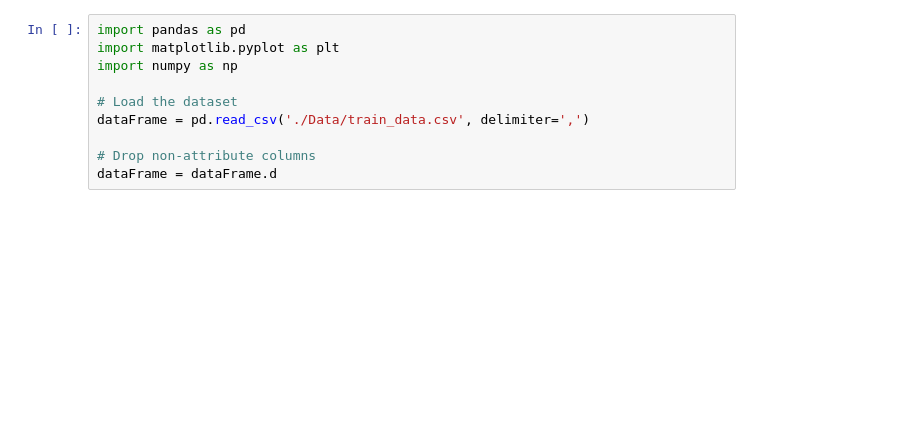
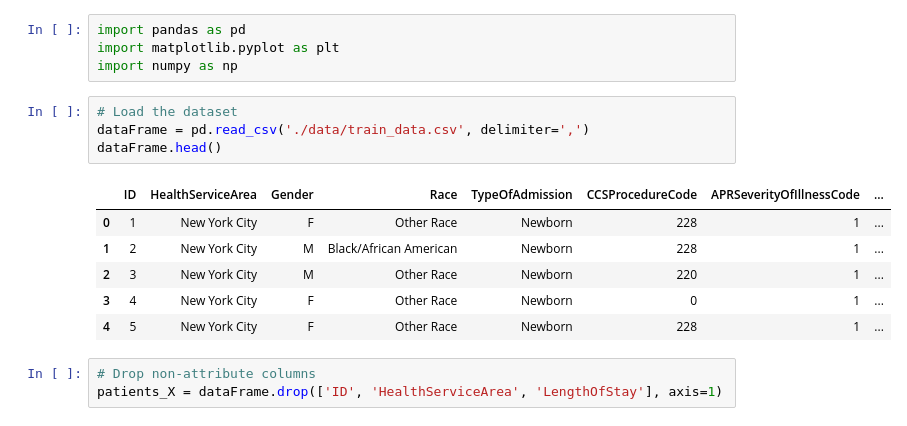
Before and after one commit to Luke-Mason/ML-A1, a Jupyter notebook: Assignment-1.ipynb, the cells around one changed output. Saved outputs shown, nothing was run; the diff lists cells and outputs as text; blank space fills up the shorter version.

Commit message:
Added Loading in the data and started Exploratory Data Analysis

```diff
--- a/Assignment-1.ipynb
+++ b/Assignment-1.ipynb
@@ -2,9 +2,17 @@
 import pandas as pd
 import matplotlib.pyplot as plt
 import numpy as np
-
-# Load the dataset
-dataFrame = pd.read_csv('./Data/train_data.csv', delimiter=',')
-
-# Drop non-attribute columns
-dataFrame = dataFrame.d
+# %%
+# Load the dataset
+dataFrame = pd.read_csv('./data/train_data.csv', delimiter=',')
+dataFrame.head()
+# %% [output]
+|  | ID | HealthServiceArea | Gender | Race | TypeOfAdmission | CCSProcedureCode | APRSeverityOfIllnessCode | ... |
+| 0 | 1 | New York City | F | Other Race | Newborn | 228 | 1 | ... |
+| 1 | 2 | New York City | M | Black/African American | Newborn | 228 | 1 | ... |
+| 2 | 3 | New York City | M | Other Race | Newborn | 220 | 1 | ... |
+| 3 | 4 | New York City | F | Other Race | Newborn | 0 | 1 | ... |
+| 4 | 5 | New York City | F | Other Race | Newborn | 228 | 1 | ... |
+# %%
+# Drop non-attribute columns
+patients_X = dataFrame.drop(['ID', 'HealthServiceArea', 'LengthOfStay'], axis=1)
```
Also changed, not shown: parts of 6 cells of this notebook.
